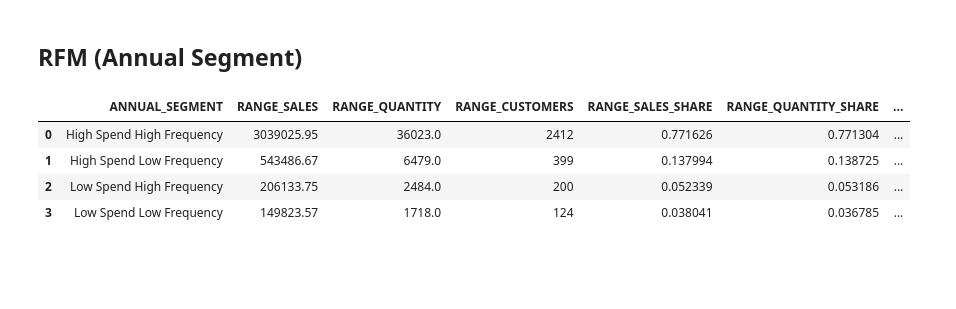
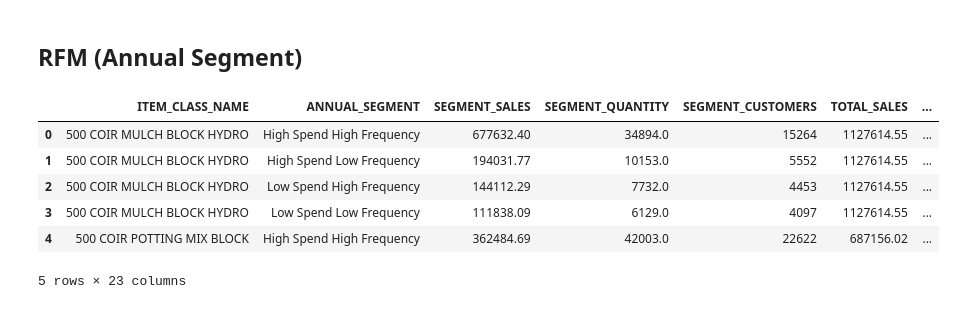
Before and after one commit to Meiji-Tran/Merch-Insights, a Jupyter notebook: NZ pest control & growing media/profiling.ipynb, the cells around one changed output. Drawn from its saved outputs; the diff is of its cells as text; code cells hidden in the pictures; blank space fills up the shorter version.

```diff
--- a/NZ pest control & growing media/profiling.ipynb
+++ b/NZ pest control & growing media/profiling.ipynb
@@ -201,15 +398,19 @@ GM_rfm = con.read_sql_file_into_pandas(
     formatting={
         'start_date': start_date,
         'end_date': end_date,
-        'table_name': table_GM
+        'table_name': table_GM,
+        'level' : 'item_class_name',
+        'country' : 'AU'
     }
 )
 # %%
 # Check data
-GM_rfm
+GM_rfm.head()
 # %% [output]
-|  | ANNUAL_SEGMENT | RANGE_SALES | RANGE_QUANTITY | RANGE_CUSTOMERS | RANGE_SALES_SHARE | RANGE_QUANTITY_SHARE | ... |
-| 0 | High Spend High Frequency | 3039025.95 | 36023.0 | 2412 | 0.771626 | 0.771304 | ... |
-| 1 | High Spend Low Frequency | 543486.67 | 6479.0 | 399 | 0.137994 | 0.138725 | ... |
-| 2 | Low Spend High Frequency | 206133.75 | 2484.0 | 200 | 0.052339 | 0.053186 | ... |
-| 3 | Low Spend Low Frequency | 149823.57 | 1718.0 | 124 | 0.038041 | 0.036785 | ... |
+|  | ITEM_CLASS_NAME | ANNUAL_SEGMENT | SEGMENT_SALES | SEGMENT_QUANTITY | SEGMENT_CUSTOMERS | TOTAL_SALES | ... |
+| 0 | 500 COIR MULCH BLOCK HYDRO | High Spend High Frequency | 677632.40 | 34894.0 | 15264 | 1127614.55 | ... |
+| 1 | 500 COIR MULCH BLOCK HYDRO | High Spend Low Frequency | 194031.77 | 10153.0 | 5552 | 1127614.55 | ... |
+| 2 | 500 COIR MULCH BLOCK HYDRO | Low Spend High Frequency | 144112.29 | 7732.0 | 4453 | 1127614.55 | ... |
+| 3 | 500 COIR MULCH BLOCK HYDRO | Low Spend Low Frequency | 111838.09 | 6129.0 | 4097 | 1127614.55 | ... |
+| 4 | 500 COIR POTTING MIX BLOCK | High Spend High Frequency | 362484.69 | 42003.0 | 22622 | 687156.02 | ... |
+5 rows × 23 columns
```
Also changed, not shown: parts of 44 cells of this notebook, 8 other files.
